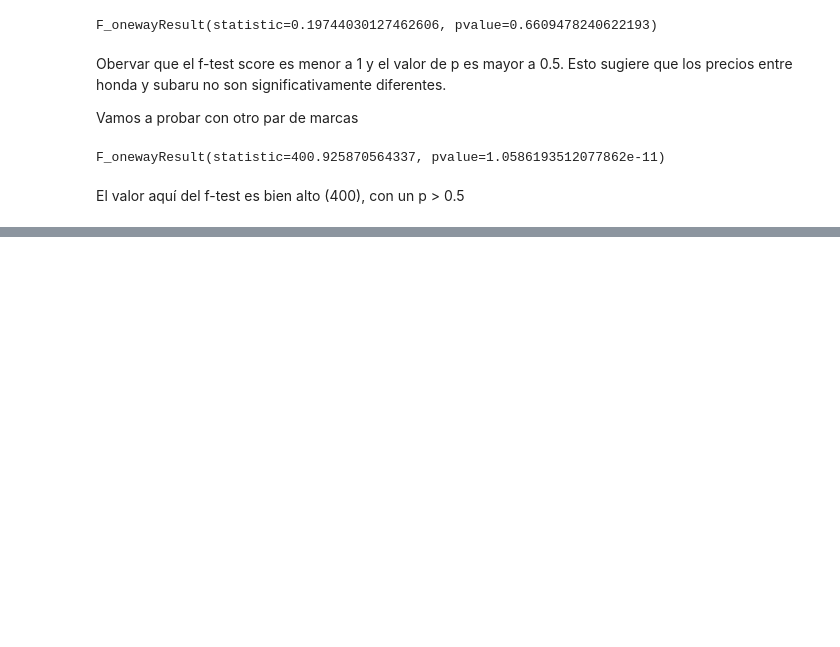
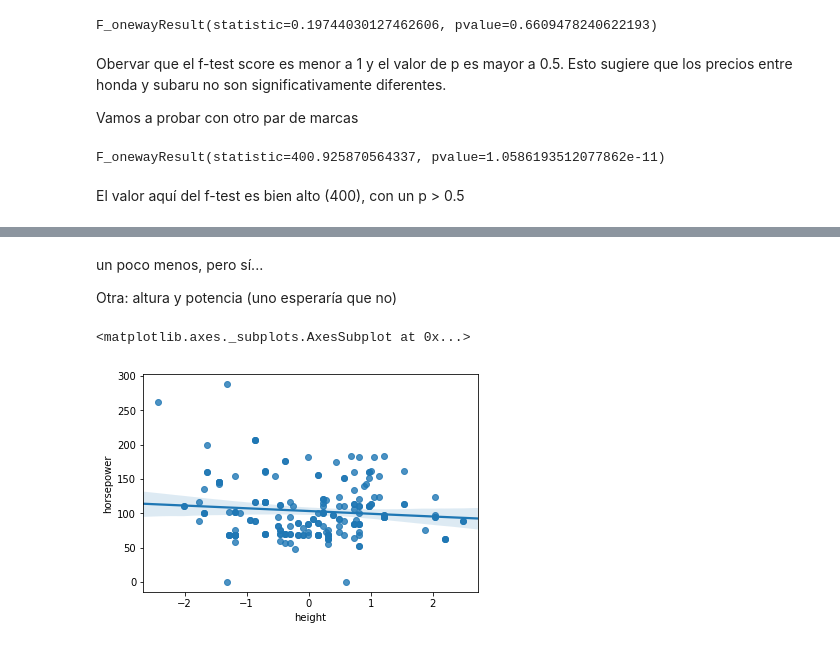
Before and after one commit to ger-velazquez/Curso_DS, a Jupyter notebook: AnalyzingData/Emprolijando datos.ipynb, the cells around one changed output, grey strips where cells are left out. Cells and saved outputs as stored; diff of their text form; code cells hidden in the pictures; blank space fills up the shorter version.

```diff
--- a/AnalyzingData/Emprolijando datos.ipynb
+++ b/AnalyzingData/Emprolijando datos.ipynb
@@ -418,0 +460,9 @@ En gral. podemos afirmar que existe una correlación fuerte entre una variable c
+# %% [markdown]
+un poco menos, pero sí...
+
+Otra: altura y potencia (uno esperaría que no)
+# %%
+sns.regplot(x='height',y='horsepower',data=df)
+# %% [output]
+<matplotlib.axes._subplots.AxesSubplot at 0x...>
+[figure, added]
```
Also changed, not shown: parts of 14 cells of this notebook.
